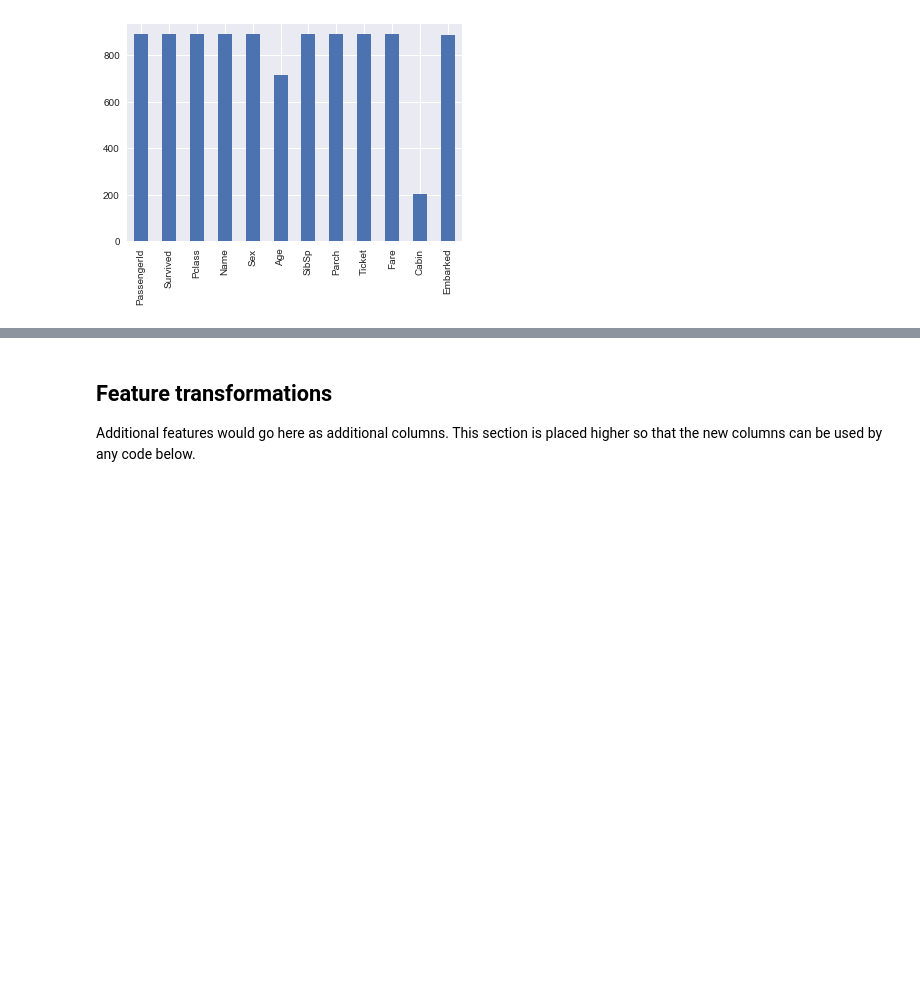
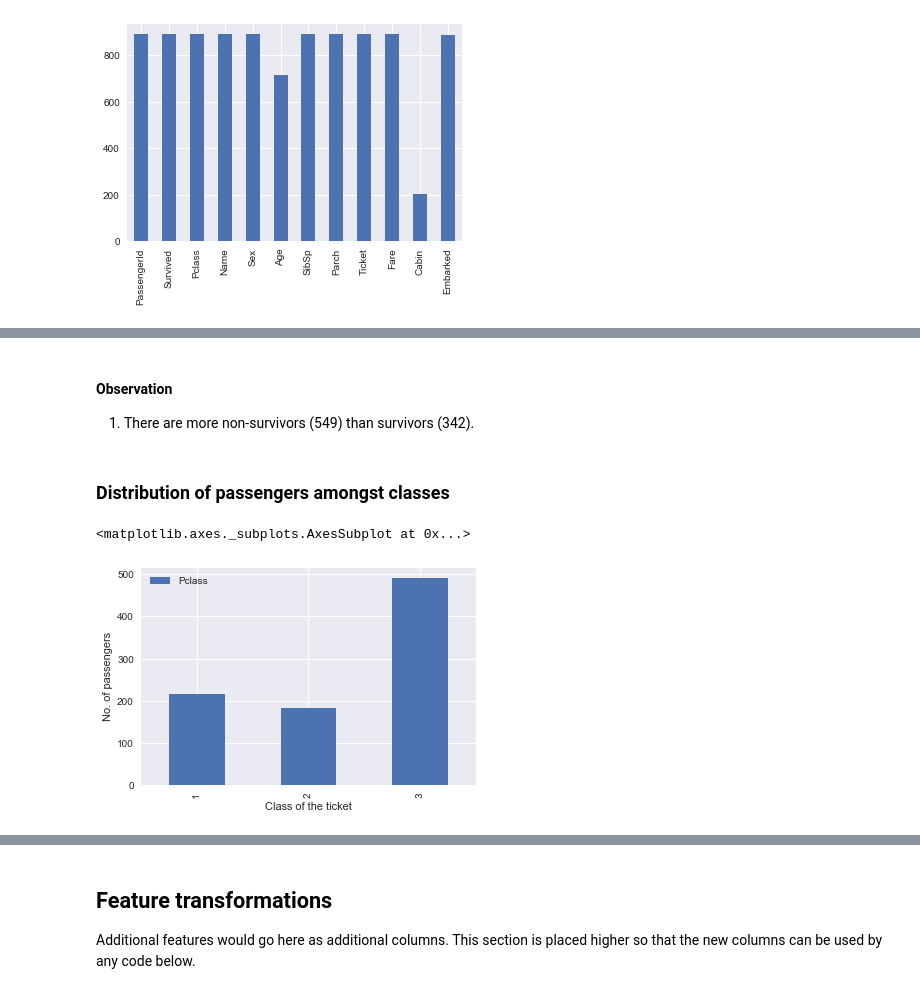
Before and after one commit to XCMer/DAND-Investigate-Dataset, a Jupyter notebook: Analysis.ipynb, the cells around one changed output, grey strips where cells are left out. Saved outputs shown, nothing was run; the diff lists cells and outputs as text; code cells hidden in the pictures; blank space fills up the shorter version.

```diff
--- a/Analysis.ipynb
+++ b/Analysis.ipynb
@@ -49,0 +112,15 @@ Age and Cabin seem to have missing values. We cannot completely rely on them for
+# %% [markdown]
+#### Observation
+
+1. There are more non-survivors (549) than survivors (342).
+# %% [markdown]
+### Distribution of passengers amongst classes
+# %%
+plot = titanic.groupby('Pclass').agg({'Pclass': 'count'}).plot(kind='bar')
+plot.set_xlabel('Class of the ticket')
+plot.set_ylabel('No. of passengers')
+
+plot
+# %% [output]
+<matplotlib.axes._subplots.AxesSubplot at 0x...>
+[figure, added]
```
Also changed, not shown: parts of 31 cells of this notebook.
